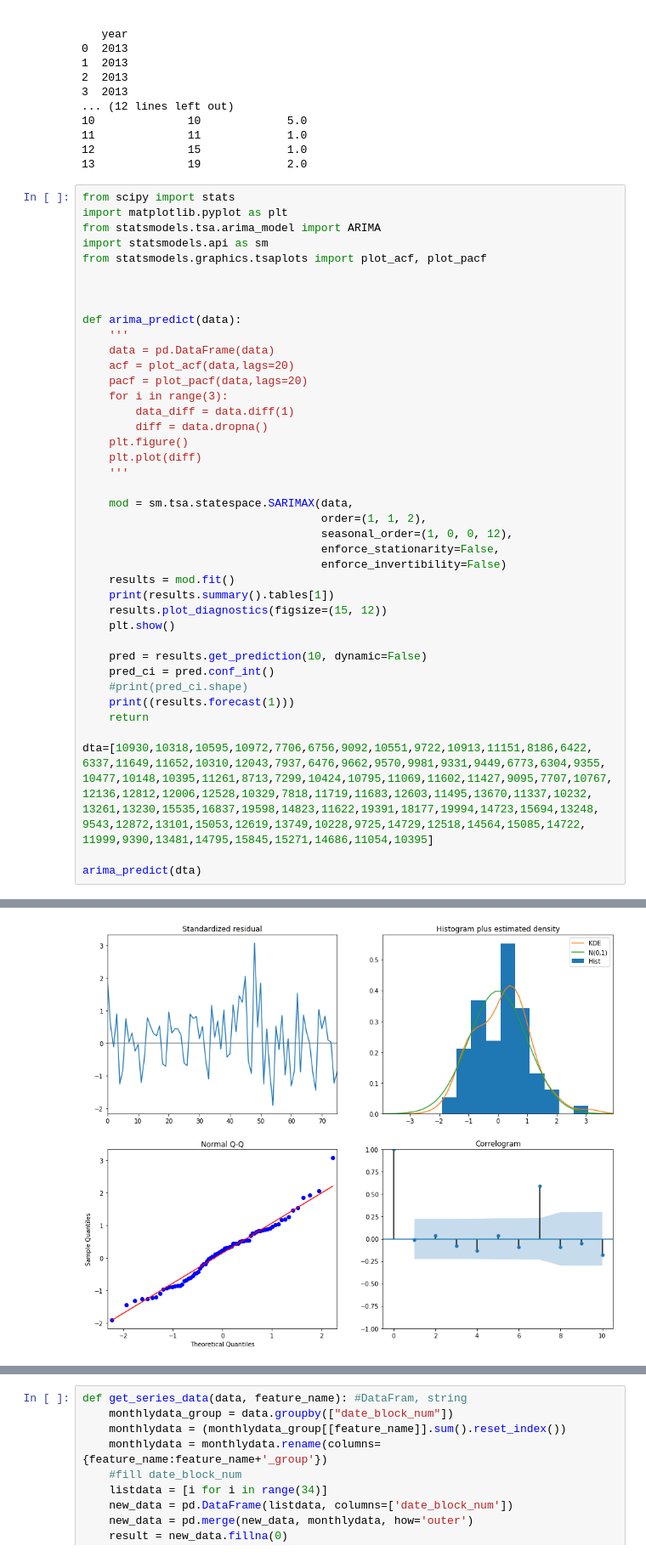
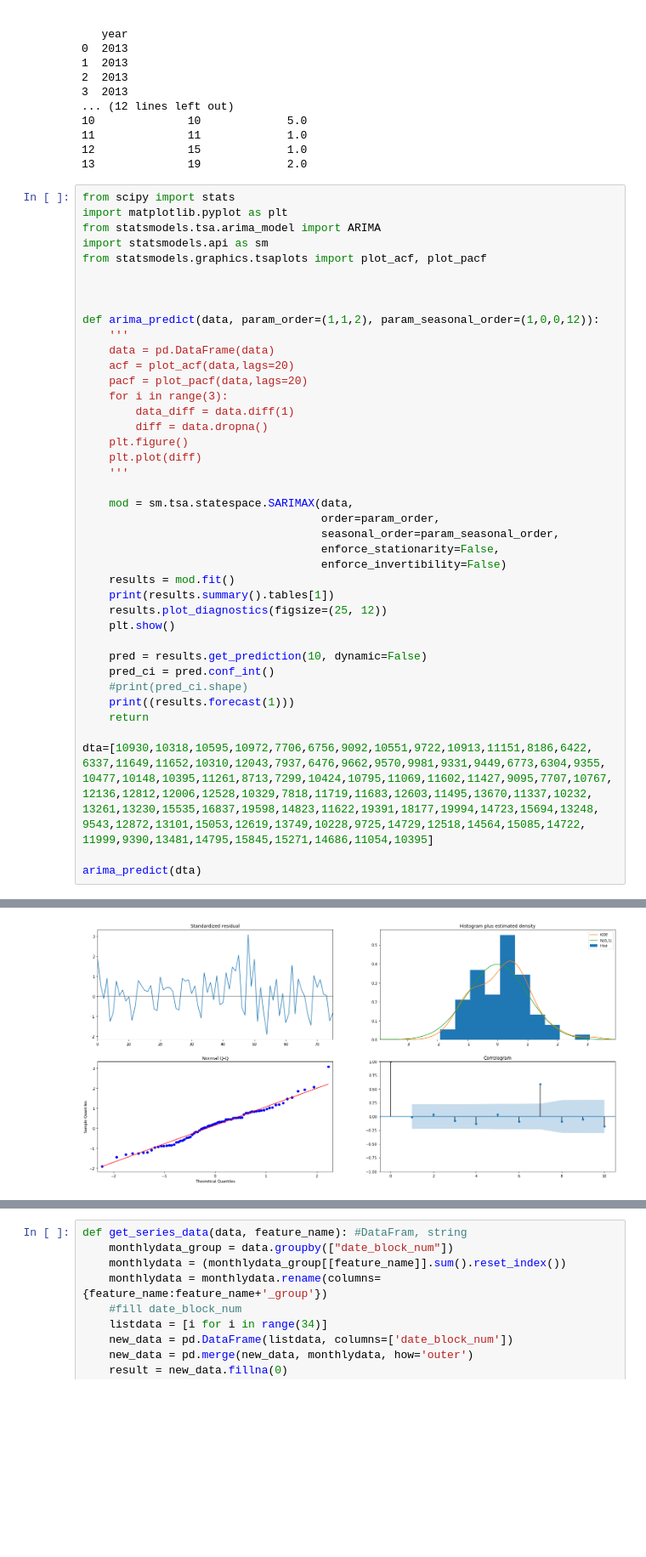
Before and after one commit to PaulGuo5/Predict-Future-Sales, a Jupyter notebook: arima.ipynb, the cells around one changed output, grey strips where cells are left out. Shown at 85% size. Drawn from its saved outputs; the diff is of its cells as text; blank space fills up the shorter version.

```diff
--- a/arima.ipynb
+++ b/arima.ipynb
@@ -97,7 +97,7 @@ from statsmodels.graphics.tsaplots import plot_acf, plot_pacf
 
 
 
-def arima_predict(data):
+def arima_predict(data, param_order=(1,1,2), param_seasonal_order=(1,0,0,12)):
     '''
     data = pd.DataFrame(data)
     acf = plot_acf(data,lags=20)
@@ -110,41 +110,41 @@ def arima_predict(data):
     '''
 
     mod = sm.tsa.statespace.SARIMAX(data,
-                                    order=(1, 1, 2),
-                                    seasonal_order=(1, 0, 0, 12),
+                                    order=param_order,
+                                    seasonal_order=param_seasonal_order,
                                     enforce_stationarity=False,
                                     enforce_invertibility=False)
     results = mod.fit()
     print(results.summary().tables[1])
-    results.plot_diagnostics(figsize=(15, 12))
+    results.plot_diagnostics(figsize=(25, 12))
     plt.show()
 
     pred = results.get_prediction(10, dynamic=False)
     pred_ci = pred.conf_int()
     #print(pred_ci.shape)
     print((results.forecast(1)))
     return
 
 dta=[10930,10318,10595,10972,7706,6756,9092,10551,9722,10913,11151,8186,6422,
 6337,11649,11652,10310,12043,7937,6476,9662,9570,9981,9331,9449,6773,6304,9355,
 10477,10148,10395,11261,8713,7299,10424,10795,11069,11602,11427,9095,7707,10767,
 12136,12812,12006,12528,10329,7818,11719,11683,12603,11495,13670,11337,10232,
 13261,13230,15535,16837,19598,14823,11622,19391,18177,19994,14723,15694,13248,
 9543,12872,13101,15053,12619,13749,10228,9725,14729,12518,14564,15085,14722,
 11999,9390,13481,14795,15845,15271,14686,11054,10395]
 
 arima_predict(dta)
 # %% [output]
 ==============================================================================
                  coef    std err          z      P>|z|      [0.025      0.975]
 ------------------------------------------------------------------------------
 ar.L1          0.3027      0.305      0.994      0.320      -0.294       0.900
 ma.L1         -0.9763      0.321     -3.042      0.002      -1.605      -0.347
 ma.L2         -0.1787      0.390     -0.458      0.647      -0.944       0.586
 ar.S.L12      -0.1044      0.149     -0.702      0.482      -0.396       0.187
 sigma2      4.127e+06   9.79e-08   4.22e+13      0.000    4.13e+06    4.13e+06
 ==============================================================================
-[figure, old version]
+[figure, new version]
 [11738.64236088]
 # %%
 def get_series_data(data, feature_name): #DataFram, string
```
Also changed, not shown: parts of 1 cell of this notebook.
